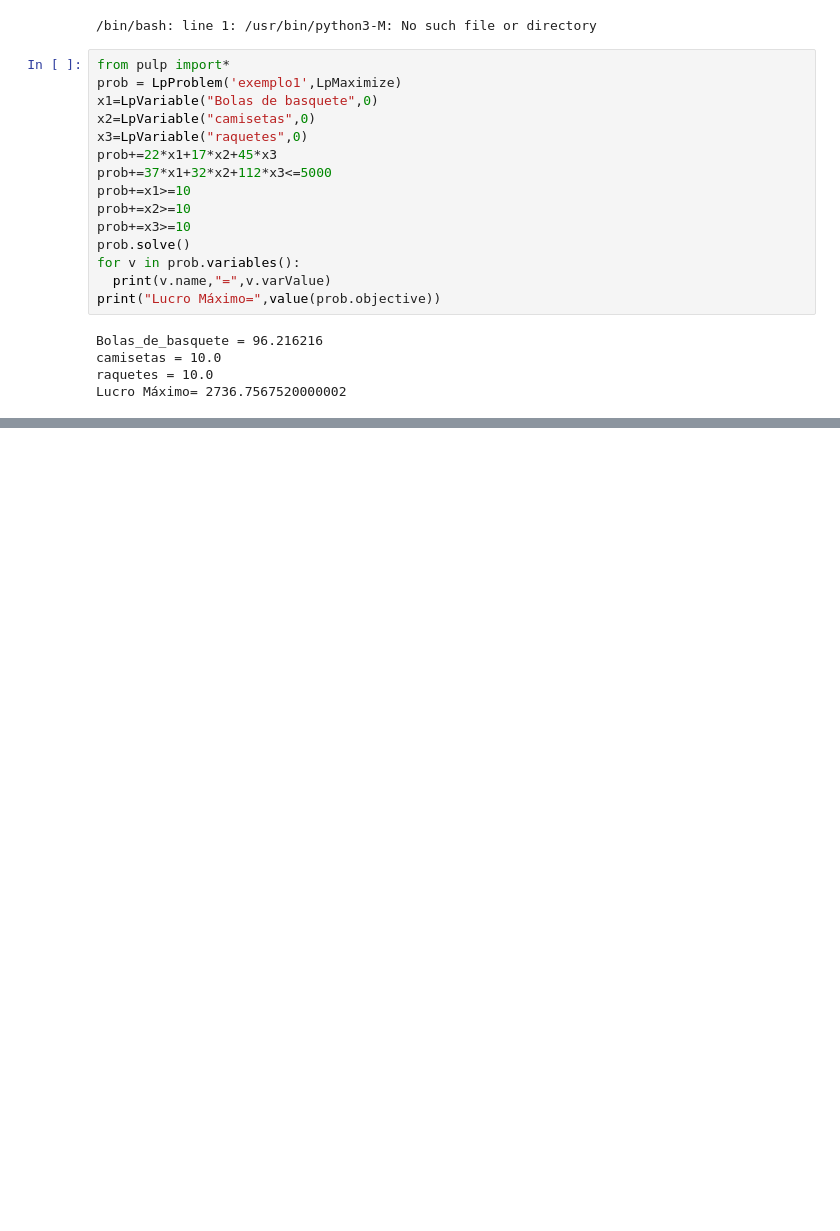
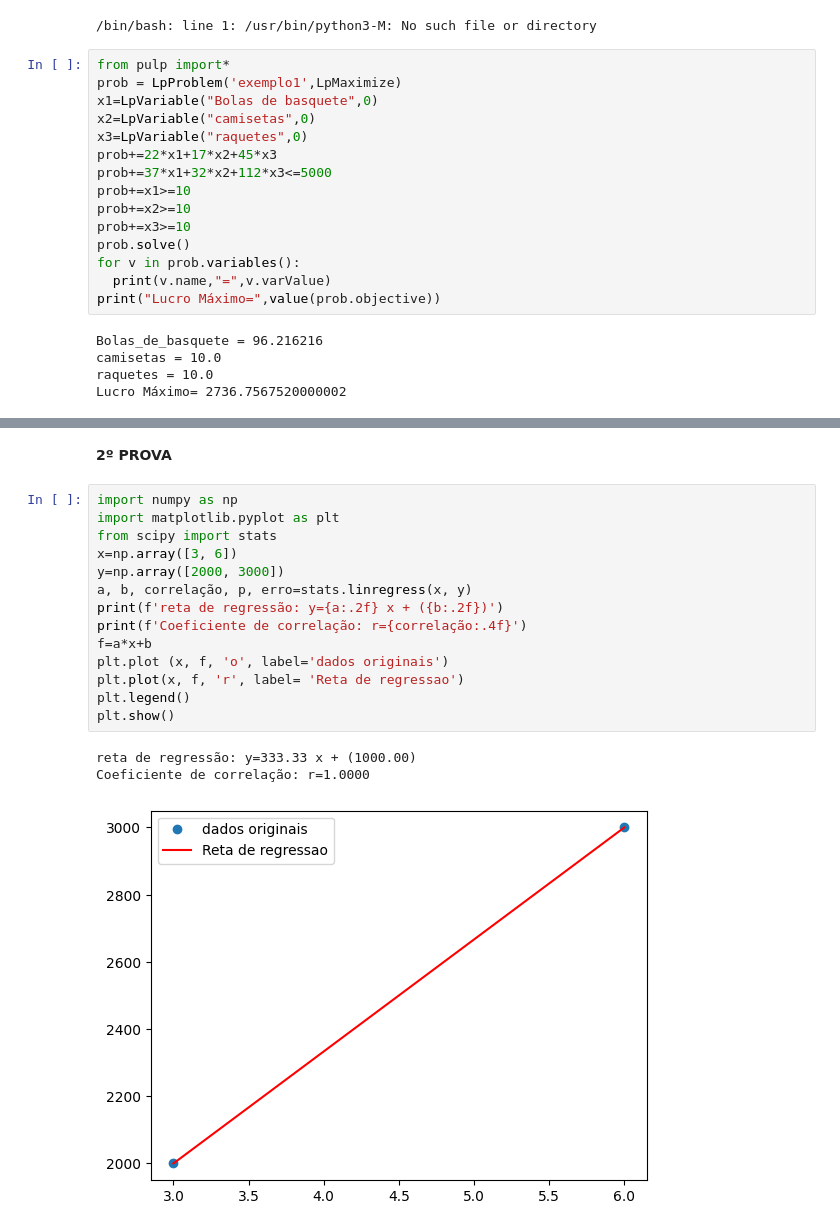
Before and after one commit to Melque84/Estudo, a Jupyter notebook: Aula_01.ipynb, the cells around one changed output, grey strips where cells are left out. Cells and saved outputs as stored; diff of their text form; blank space fills up the shorter version.

```diff
--- a/Aula_01.ipynb
+++ b/Aula_01.ipynb
@@ -729,0 +735,20 @@ Lucro Máximo= 2736.7567520000002
+# %% [markdown]
+**2º PROVA**
+# %%
+import numpy as np
+import matplotlib.pyplot as plt
+from scipy import stats
+x=np.array([3, 6])
+y=np.array([2000, 3000])
+a, b, correlação, p, erro=stats.linregress(x, y)
+print(f'reta de regressão: y={a:.2f} x + ({b:.2f})')
+print(f'Coeficiente de correlação: r={correlação:.4f}')
+f=a*x+b
+plt.plot (x, f, 'o', label='dados originais')
+plt.plot(x, f, 'r', label= 'Reta de regressao')
+plt.legend()
+plt.show()
+# %% [output]
+reta de regressão: y=333.33 x + (1000.00)
+Coeficiente de correlação: r=1.0000
+[figure, added]
```
Also changed, not shown: parts of 12 cells of this notebook.
